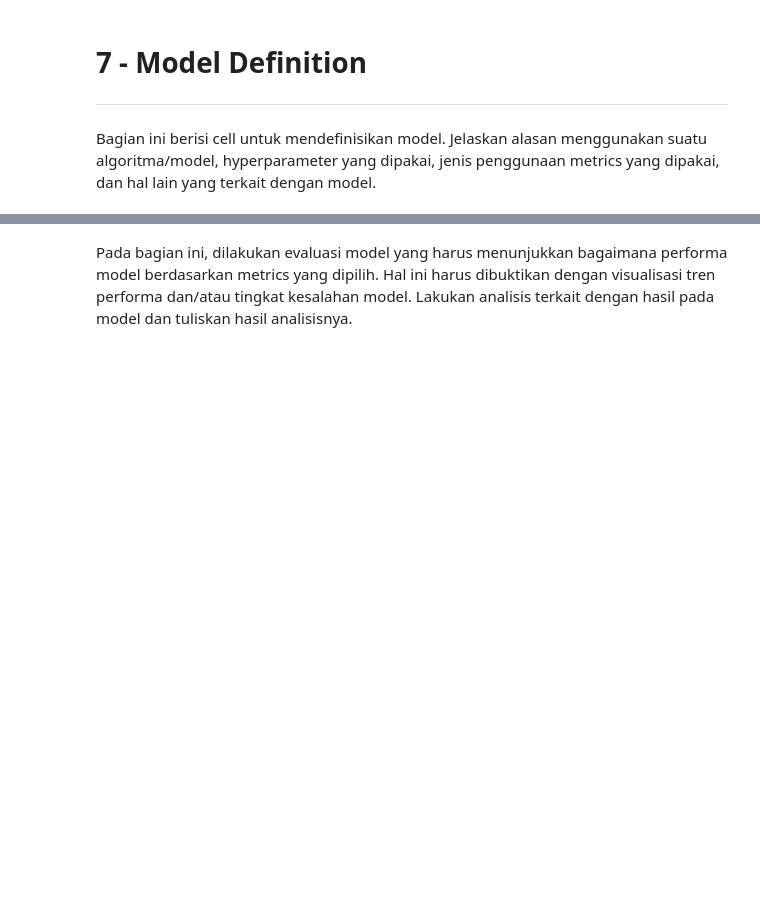
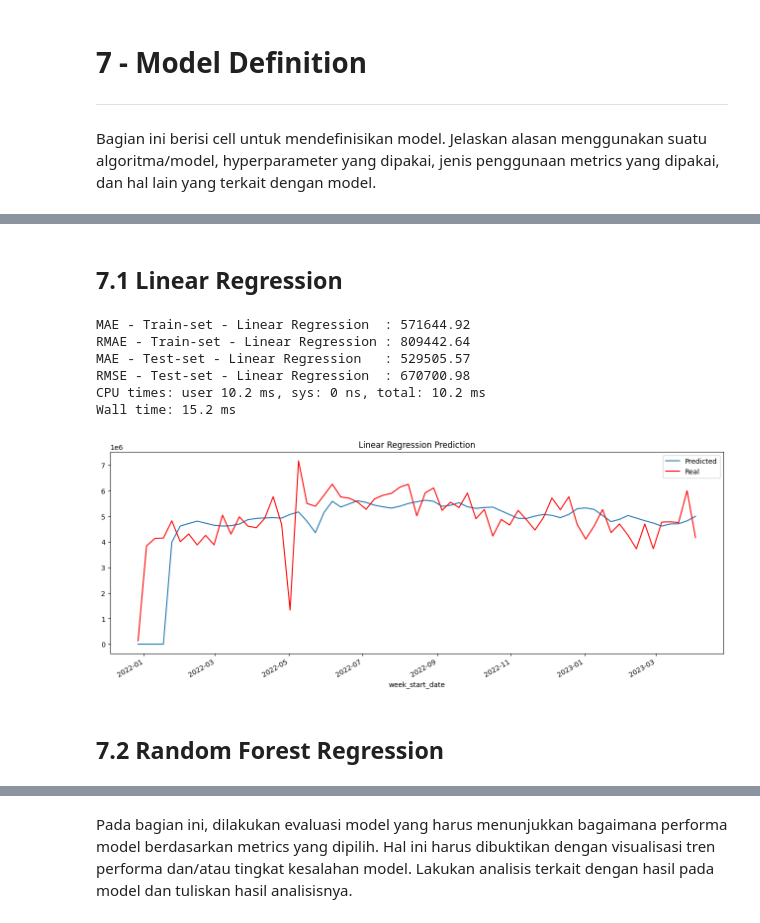
Before and after one commit to andik-alfauzi/Sales-Prediction, a Jupyter notebook: Time_Series_Sales_Prediction.ipynb, the cells around one changed output, grey strips where cells are left out. Drawn from its saved outputs; the diff is of its cells as text; code cells hidden in the pictures; blank space fills up the shorter version.

```diff
--- a/Time_Series_Sales_Prediction.ipynb
+++ b/Time_Series_Sales_Prediction.ipynb
@@ -649,0 +823,51 @@ Bagian ini berisi cell untuk mendefinisikan model. Jelaskan alasan menggunakan s
+# %% [markdown]
+## 7.1 Linear Regression
+# %%
+%%time
+# Clear session
+seed = 19
+tf.keras.backend.clear_session()
+np.random.seed(seed)
+tf.random.set_seed(seed)
+
+# Define linear regression model
+linReg = LinearRegression(fit_intercept=True, n_jobs=1)
+linReg.fit(X_train, y_train)
+
+# Applying predict
+y_predTrainLR = linReg.predict(X_train)
+y_predTestLR = linReg.predict(X_test)
+
+# MAE checking
+maeTrainLR = round(mean_absolute_error(y_train, y_predTrainLR), 2)
+rmseTrainLR = round(sqrt(mean_squared_error(y_train, y_predTrainLR)), 2)
+maeTestLR = round(mean_absolute_error(y_test, y_predTestLR), 2)
+rmseTestLR = round(sqrt(mean_squared_error(y_test, y_predTestLR)), 2)
+
+# Display MAE and RMSE
+print('MAE - Train-set - Linear Regression  :', maeTrainLR)
+print('RMAE - Train-set - Linear Regression :', rmseTrainLR)
+print('MAE - Test-set - Linear Regression   :', maeTestLR)
+print('RMSE - Test-set - Linear Regression  :', rmseTestLR)
+# %% [output]
+MAE - Train-set - Linear Regression  : 571644.92
+RMAE - Train-set - Linear Regression : 809442.64
+MAE - Test-set - Linear Regression   : 529505.57
+RMSE - Test-set - Linear Regression  : 670700.98
+CPU times: user 10.2 ms, sys: 0 ns, total: 10.2 ms
+Wall time: 15.2 ms
+# %%
+# Combining prediction of linear regression
+y_predLR = np.concatenate([np.array([0, 0, 0, 0]), y_predTrainLR, y_predTestLR], axis=0)
+# %%
+# Visualize trend using linear regression
+plt.figure(figsize=(16, 6))
+plt.plot(salesData.index, y_predLR, label='Predicted')
+salesData.plot(color='Red', label='Real')
+plt.title('Linear Regression Prediction')
+plt.legend()
+plt.show()
+# %% [output]
+[figure, added]
+# %% [markdown]
+## 7.2 Random Forest Regression
```
Also changed, not shown: parts of 52 cells of this notebook, 2 other files.
